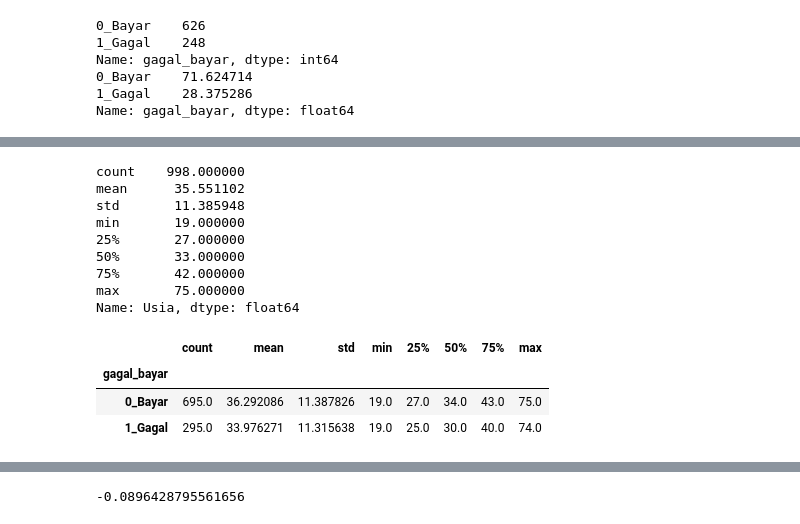
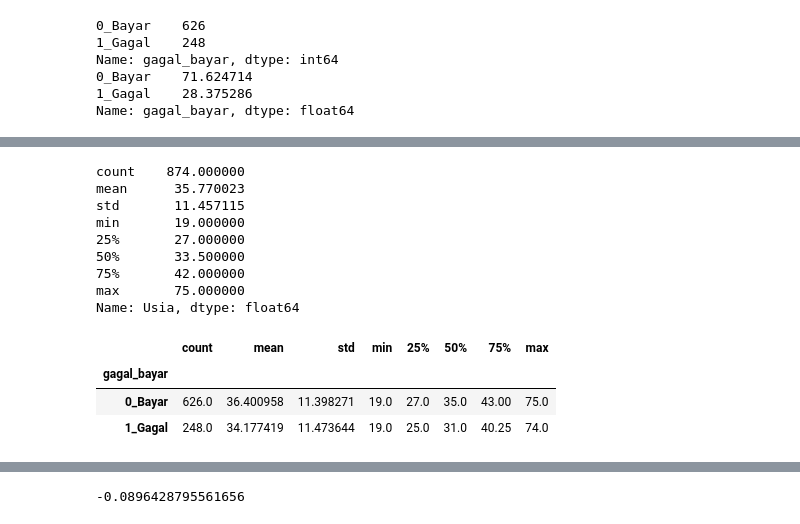
Before and after one commit to IndraLukasTjahaja/Digital_Credit_Risk, a Jupyter notebook: Bab_2_3_2_Data_Understanding.ipynb, the cells around one changed output, grey strips where cells are left out. Cells and saved outputs as stored; diff of their text form; code cells hidden in the pictures.

```diff
--- a/Bab_2_3_2_Data_Understanding.ipynb
+++ b/Bab_2_3_2_Data_Understanding.ipynb
@@ -187,22 +213,22 @@ SLIK_Kolektibilitas
 # %%
-# 2.3.2.5.3 Exploratory Data Analysis untuk Usia
+# 2.3.2.5.5.3 Exploratory Data Analysis untuk Usia
 
 # Rangkuman statistik untuk variabel numerik Usia
-print(df['Usia'].describe())
+print(df_clean['Usia'].describe())
 
 # Rangkuman statistik untuk variabel numerik Usia, berdasarkan default (gagal bayar atau tidak)
-df.groupby('gagal_bayar')['Usia'].describe()
+df_clean.groupby('gagal_bayar')['Usia'].describe()
 # %% [output]
-count    998.000000
-mean      35.551102
-std       11.385948
+count    874.000000
+mean      35.770023
+std       11.457115
 min       19.000000
 25%       27.000000
-50%       33.000000
+50%       33.500000
 75%       42.000000
 max       75.000000
 Name: Usia, dtype: float64
 |  | count | mean | std | min | 25% | 50% | 75% | max |
 | gagal_bayar |  |  |  |  |  |  |  |  |
-| 0_Bayar | 695.0 | 36.292086 | 11.387826 | 19.0 | 27.0 | 34.0 | 43.0 | 75.0 |
-| 1_Gagal | 295.0 | 33.976271 | 11.315638 | 19.0 | 25.0 | 30.0 | 40.0 | 74.0 |
+| 0_Bayar | 626.0 | 36.400958 | 11.398271 | 19.0 | 27.0 | 35.0 | 43.00 | 75.0 |
+| 1_Gagal | 248.0 | 34.177419 | 11.473644 | 19.0 | 25.0 | 31.0 | 40.25 | 74.0 |
```
Also changed, not shown: parts of 16 cells of this notebook.
